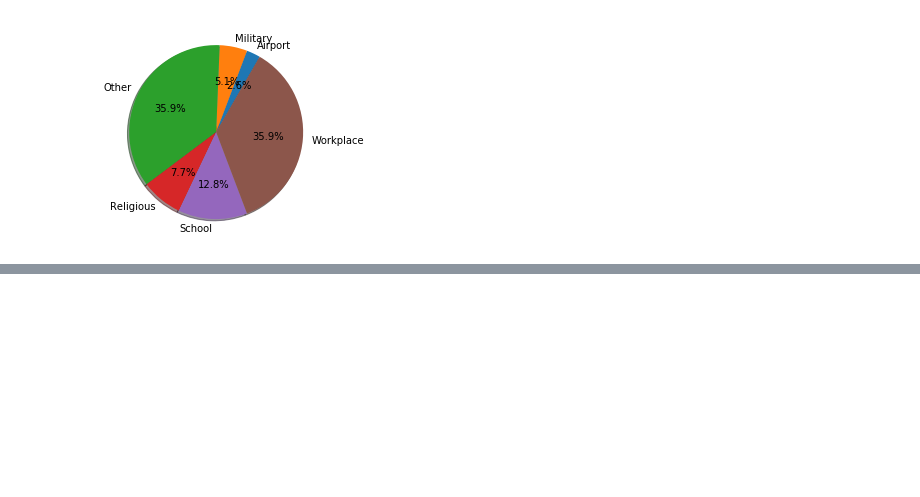
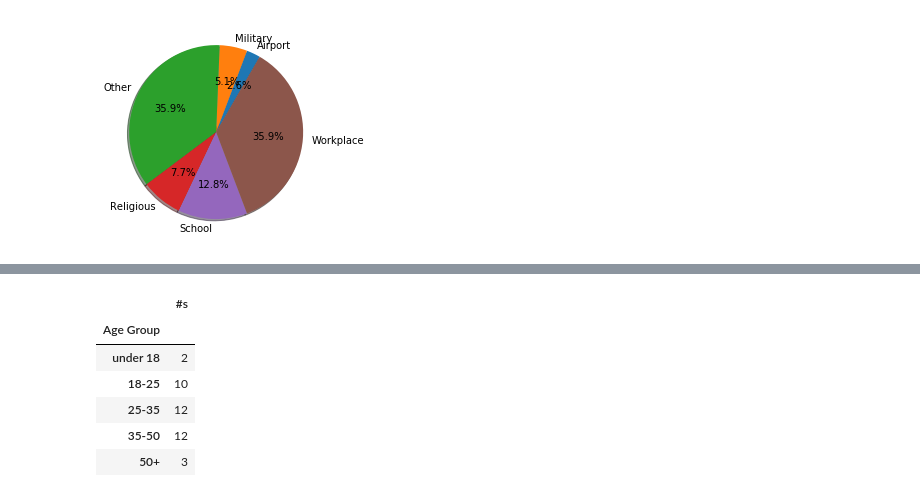
Before and after one commit to tmartinez52/Driving-Gun-Sales, a Jupyter notebook: Data Merged/project.ipynb, the cells around one changed output, grey strips where cells are left out. Cells and saved outputs as stored; diff of their text form; code cells hidden in the pictures; blank space fills up the shorter version.

```diff
--- a/Data Merged/project.ipynb
+++ b/Data Merged/project.ipynb
@@ -541,0 +559,13 @@ plt.pie(df_loc["Location"],labels=list(df_loc.index),autopct="%1.1f%%",shadow=Tr
+# %%
+grouped_age_group=mj_df.groupby("Age Group")
+age_count=grouped_age_group["Incident_ID"].count()
+age_df=pd.DataFrame({"#s":age_count})
+age_df
+# %% [output]
+|  | #s |
+| Age Group |  |
+| under 18 | 2 |
+| 18-25 | 10 |
+| 25-35 | 12 |
+| 35-50 | 12 |
+| 50+ | 3 |
```
Also changed, not shown: parts of 5 cells of this notebook, 1 other file.
